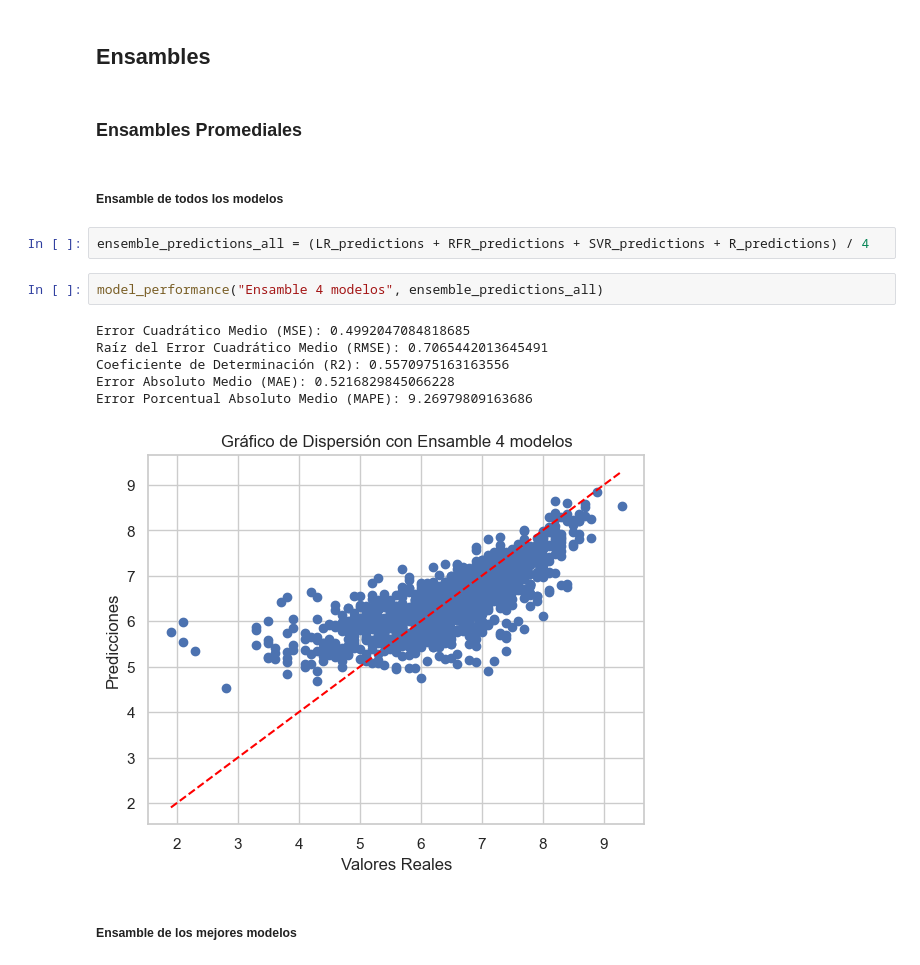
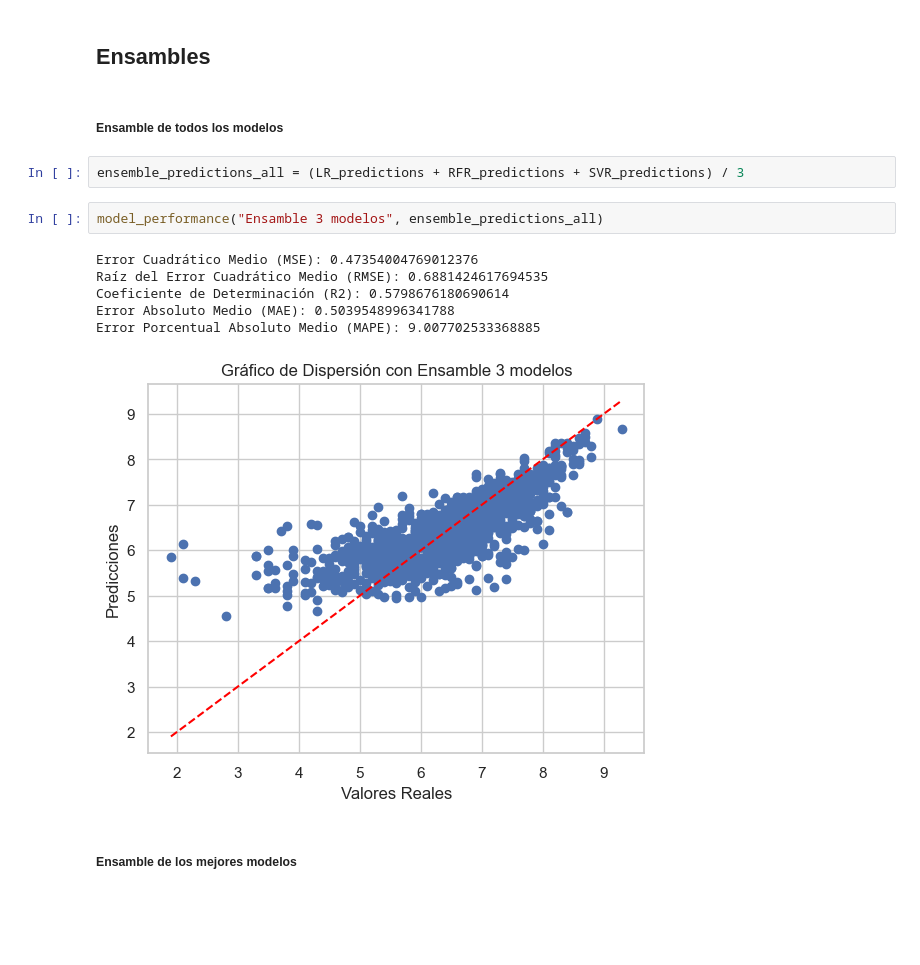
Before and after one commit to 1Pampu/BigData-ML-Proyectos, a Jupyter notebook: Trabajo Final/Trabajo Final.ipynb, the cells around one changed output. Saved outputs shown, nothing was run; the diff lists cells and outputs as text; blank space fills up the shorter version.

```diff
--- a/Trabajo Final/Trabajo Final.ipynb
+++ b/Trabajo Final/Trabajo Final.ipynb
@@ -531,21 +531,19 @@ Error Porcentual Absoluto Medio (MAPE): 10.477657445676202
 [figure]
 # %% [markdown]
 ## Ensambles
-# %% [markdown]
-### Ensambles Promediales
 # %% [markdown]
 ##### Ensamble de todos los modelos
 # %%
-ensemble_predictions_all = (LR_predictions + RFR_predictions + SVR_predictions + R_predictions) / 4
+ensemble_predictions_all = (LR_predictions + RFR_predictions + SVR_predictions) / 3
 # %%
-model_performance("Ensamble 4 modelos", ensemble_predictions_all)
+model_performance("Ensamble 3 modelos", ensemble_predictions_all)
 # %% [output]
-Error Cuadrático Medio (MSE): 0.4992047084818685
-Raíz del Error Cuadrático Medio (RMSE): 0.7065442013645491
-Coeficiente de Determinación (R2): 0.5570975163163556
-Error Absoluto Medio (MAE): 0.5216829845066228
-Error Porcentual Absoluto Medio (MAPE): 9.26979809163686
+Error Cuadrático Medio (MSE): 0.47354004769012376
+Raíz del Error Cuadrático Medio (RMSE): 0.6881424617694535
+Coeficiente de Determinación (R2): 0.5798676180690614
+Error Absoluto Medio (MAE): 0.5039548996341788
+Error Porcentual Absoluto Medio (MAPE): 9.007702533368885
-[figure, old version]
+[figure, new version]
 # %% [markdown]
 ##### Ensamble de los mejores modelos
 # %%
```
Also changed, not shown: parts of 2 cells of this notebook, 2 other files.
